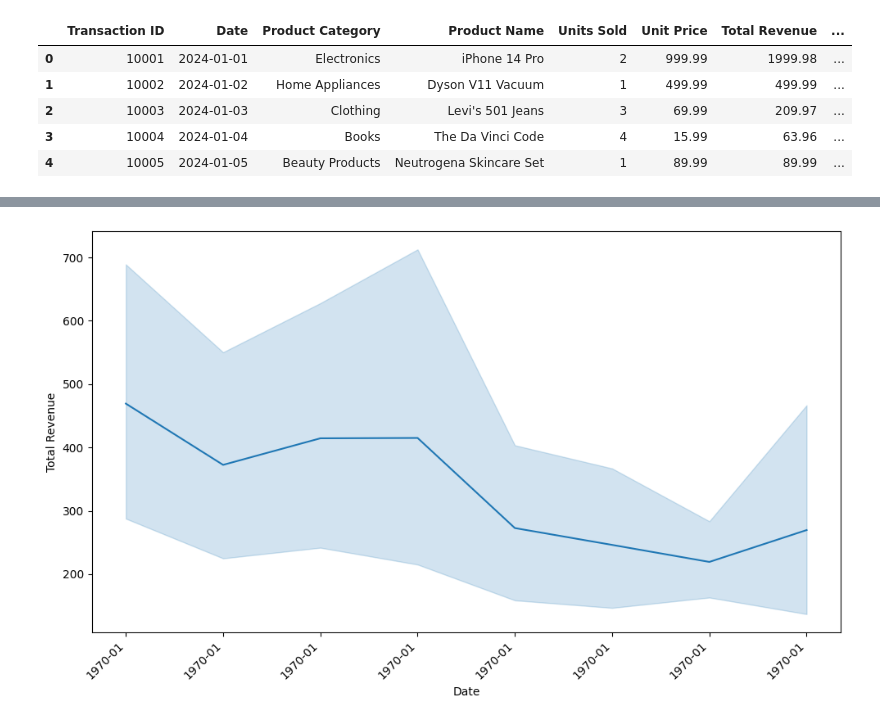
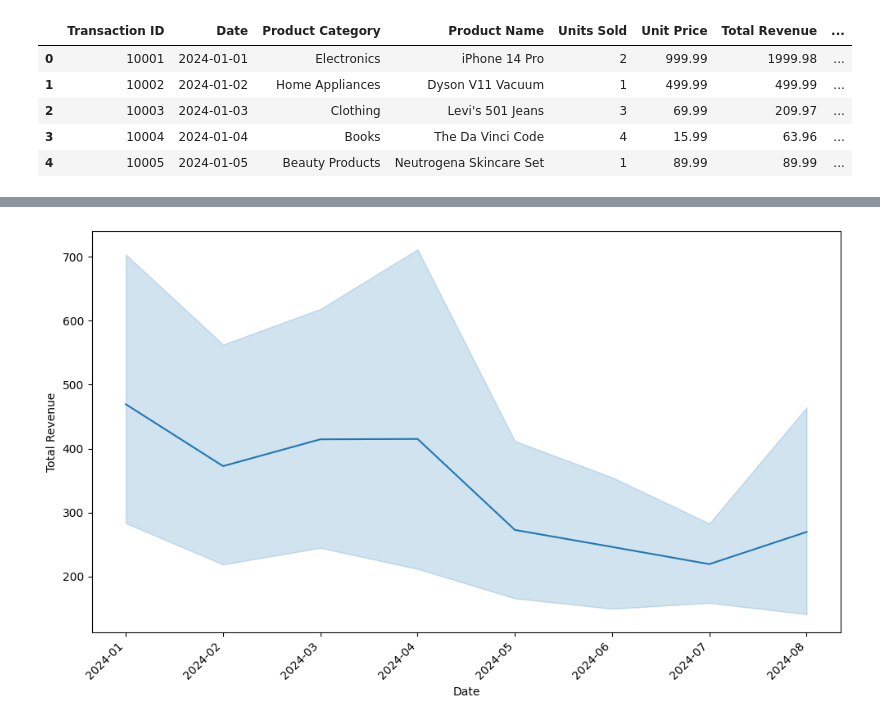
Before and after one commit to mehdi-ec/streamlit-Data-App, a Jupyter notebook: test-script2 sales.ipynb, the cells around one changed output, grey strips where cells are left out. Drawn from its saved outputs; the diff is of its cells as text; code cells hidden in the pictures.

```diff
--- a/test-script2 sales.ipynb
+++ b/test-script2 sales.ipynb
@@ -89,22 +89,20 @@ plt.show()
 # %%
 fig, ax = plt.subplots(figsize=(10, 6)) # increase figure size to allow more space
 
 df[x_axis] = pd.to_datetime(df[x_axis], errors='coerce')
 
 # Convert datetime column to YYYY-MM format (string)
 df[x_axis] = df[x_axis].dt.strftime('%Y-%m')
-
-
 sns.lineplot(x=df[x_axis], y=df[y_axis], ax=ax)
 
 # Format the x-axis dates
 ax.xaxis.set_major_locator(mdates.AutoDateLocator())
-ax.xaxis.set_major_formatter(mdates.DateFormatter('%Y-%m')) # or '%b %d, %Y' or other formats
 
 # Rotate the x-axis labels for better readability
 plt.xticks(rotation=45, ha='right') # ha = horizontal alignment
 
 plt.tight_layout() # Adjust layout to prevent clipping of labels
+
 plt.show()
 # %% [output]
-[figure, old version]
+[figure, new version]
```
Also changed, not shown: parts of 1 cell of this notebook, 1 other file.
